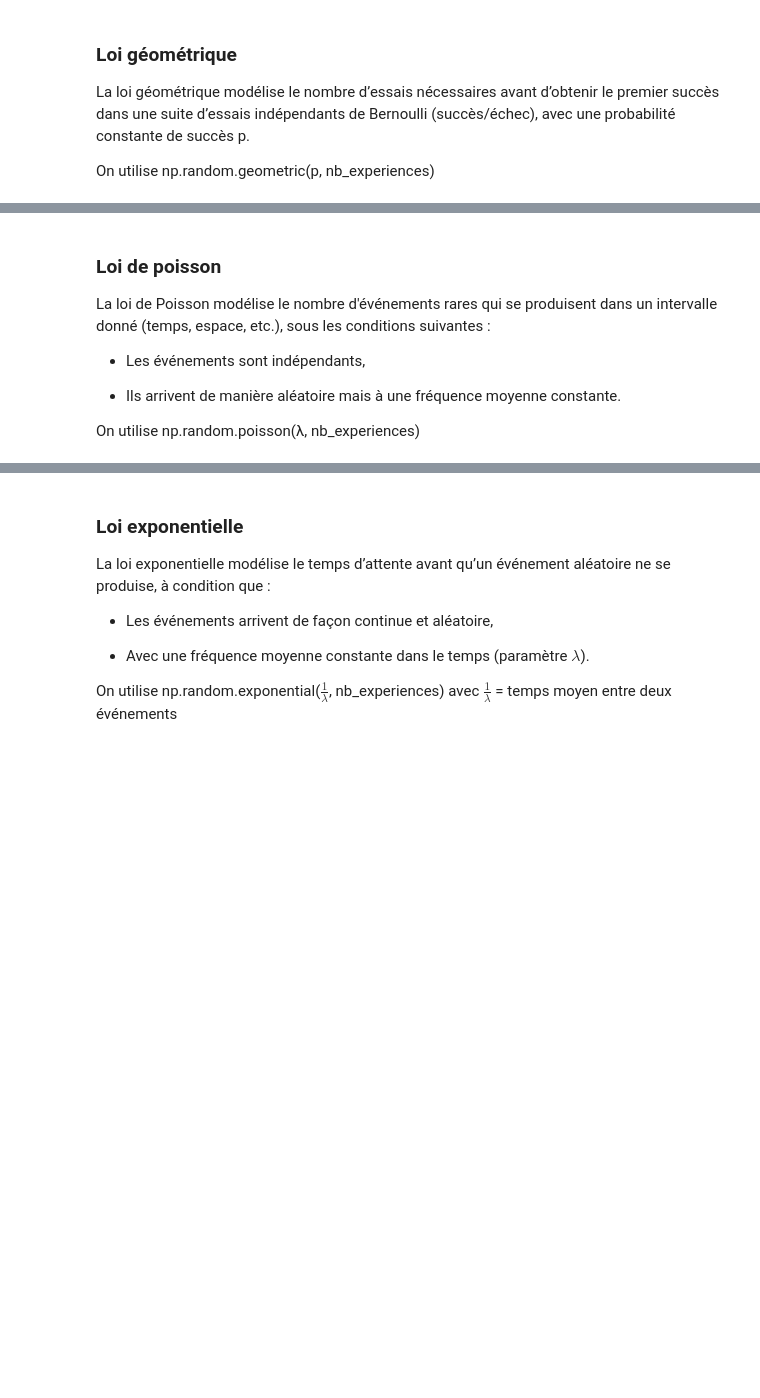
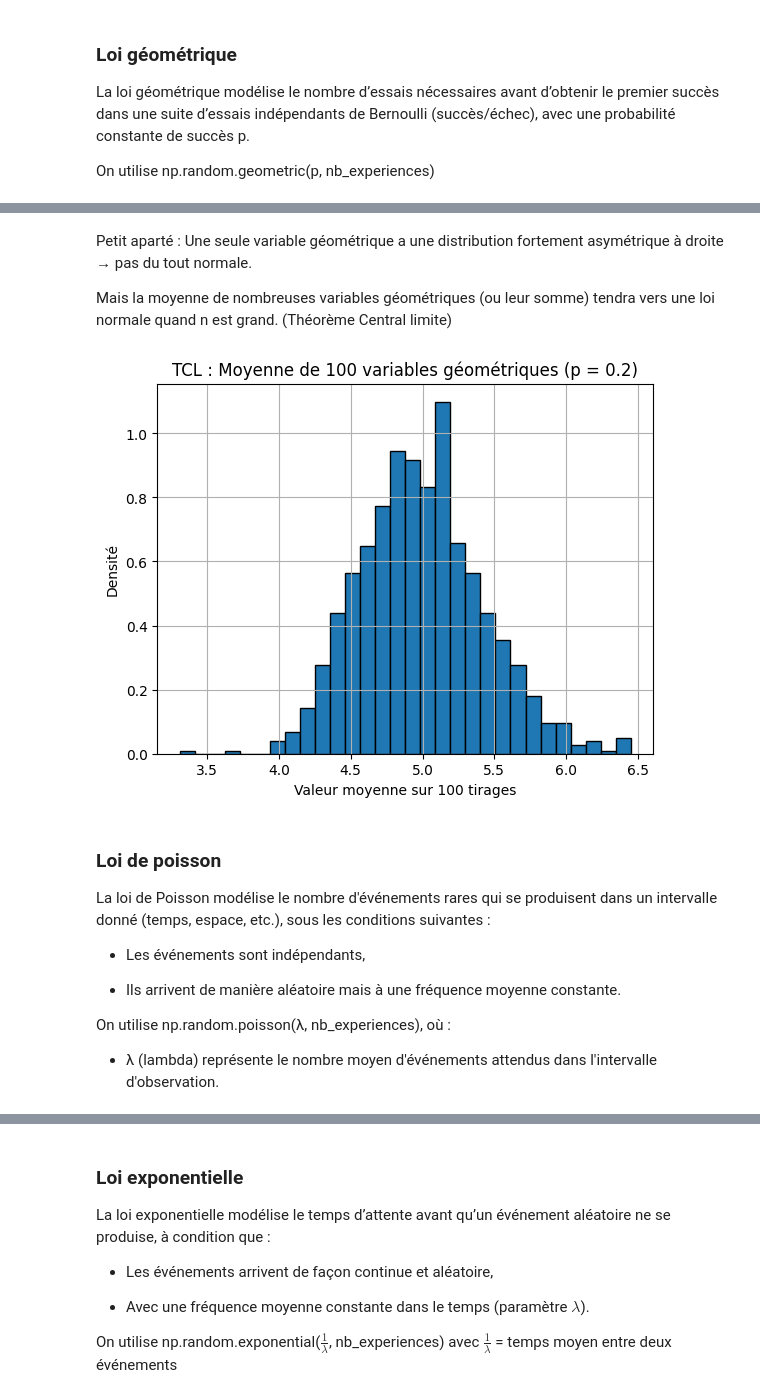
Before and after one commit to wakil69/InformatiquePrepaPlus, a Jupyter notebook: Cours/Probabilités_Stats/1.Rappel de lois/rappelsLois.ipynb, the cells around one changed output, grey strips where cells are left out. Saved outputs shown, nothing was run; the diff lists cells and outputs as text; code cells hidden in the pictures; blank space fills up the shorter version.

Commit message:
carrying on notes oral pour proba

```diff
--- a/Cours/Probabilités_Stats/1.Rappel de lois/rappelsLois.ipynb
+++ b/Cours/Probabilités_Stats/1.Rappel de lois/rappelsLois.ipynb
@@ -48,3 +56,26 @@ plt.show()
+# %% [markdown]
+Petit aparté : Une seule variable géométrique a une distribution fortement asymétrique à droite → pas du tout normale.
+
+Mais la moyenne de nombreuses variables géométriques (ou leur somme) tendra vers une loi normale quand n est grand. (Théorème Central limite)
+# %%
+# Paramètres
+p = 0.2                    # Probabilité de succès
+n = 100                    # Taille d’un groupe (nombre de tirages géométriques par moyenne)
+nb_moyennes = 1000         # Nombre de moyennes à simuler
+
+# Simulation : 1000 moyennes de 100 tirages géométriques
+data = np.random.geometric(p=p, size=(nb_moyennes, n)) # Taille de data: (1000 x 100)
+moyennes = data.mean(axis=1)
+
+# Visualisation
+plt.hist(moyennes, bins=30, edgecolor='black', density=True)
+plt.title("TCL : Moyenne de 100 variables géométriques (p = 0.2)")
+plt.xlabel("Valeur moyenne sur 100 tirages")
+plt.ylabel("Densité")
+plt.grid(True)
+plt.show()
+# %% [output]
+[figure, added]
 # %% [markdown]
 ### Loi de poisson
 
@@ -54,7 +85,9 @@ La loi de Poisson modélise le nombre d'événements rares qui se produisent dan
 
 - Ils arrivent de manière aléatoire mais à une fréquence moyenne constante.
 
-On utilise np.random.poisson(λ, nb_experiences)
+On utilise np.random.poisson(λ, nb_experiences), où :
+
+ - λ (lambda) représente le nombre moyen d'événements attendus dans l'intervalle d'observation.
 # %%
 # Paramètres : moyenne λ = 6 appels/heure
 lam = 6
```
Also changed, not shown: parts of 7 cells of this notebook, 3 other files.
